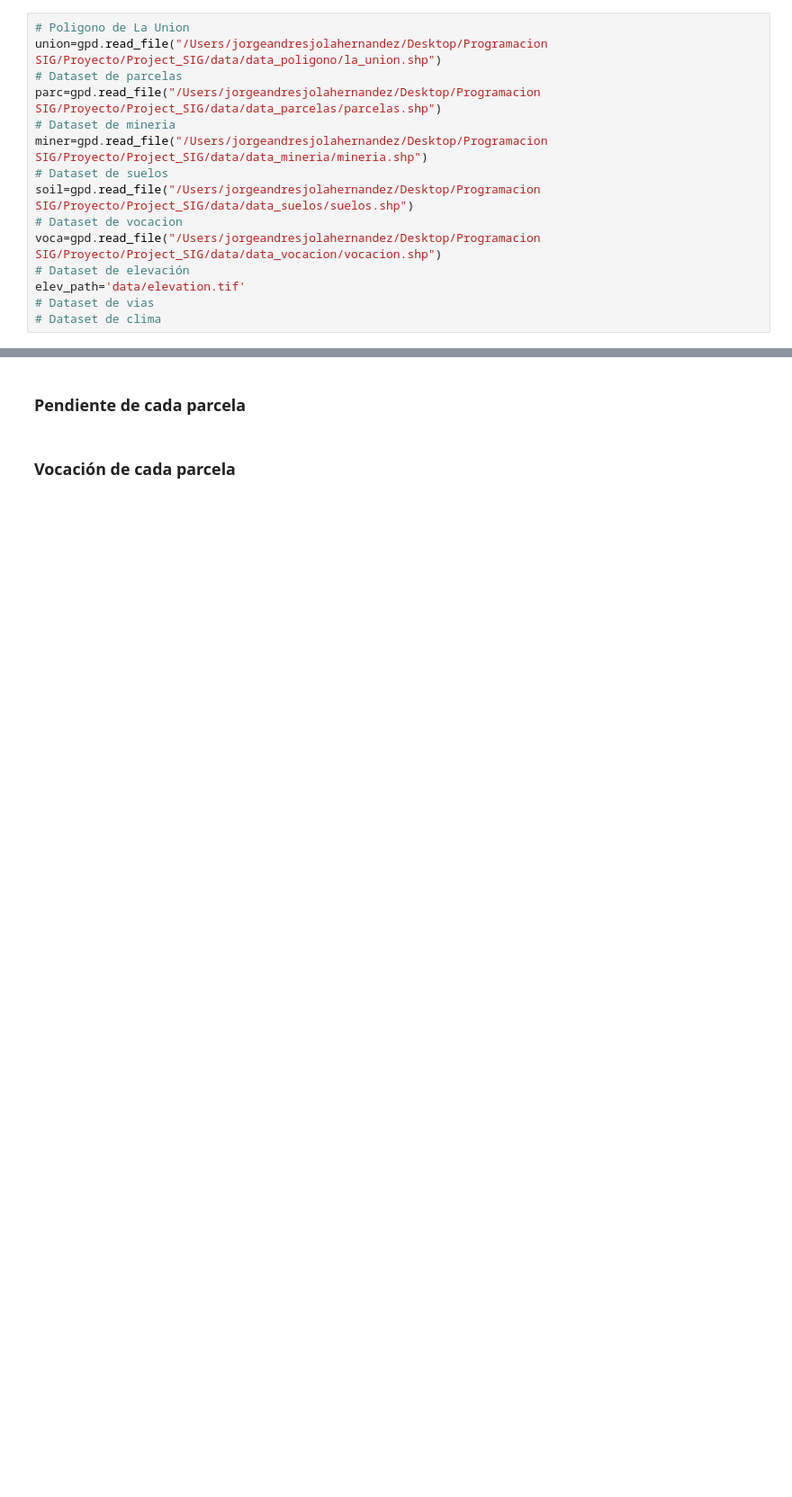
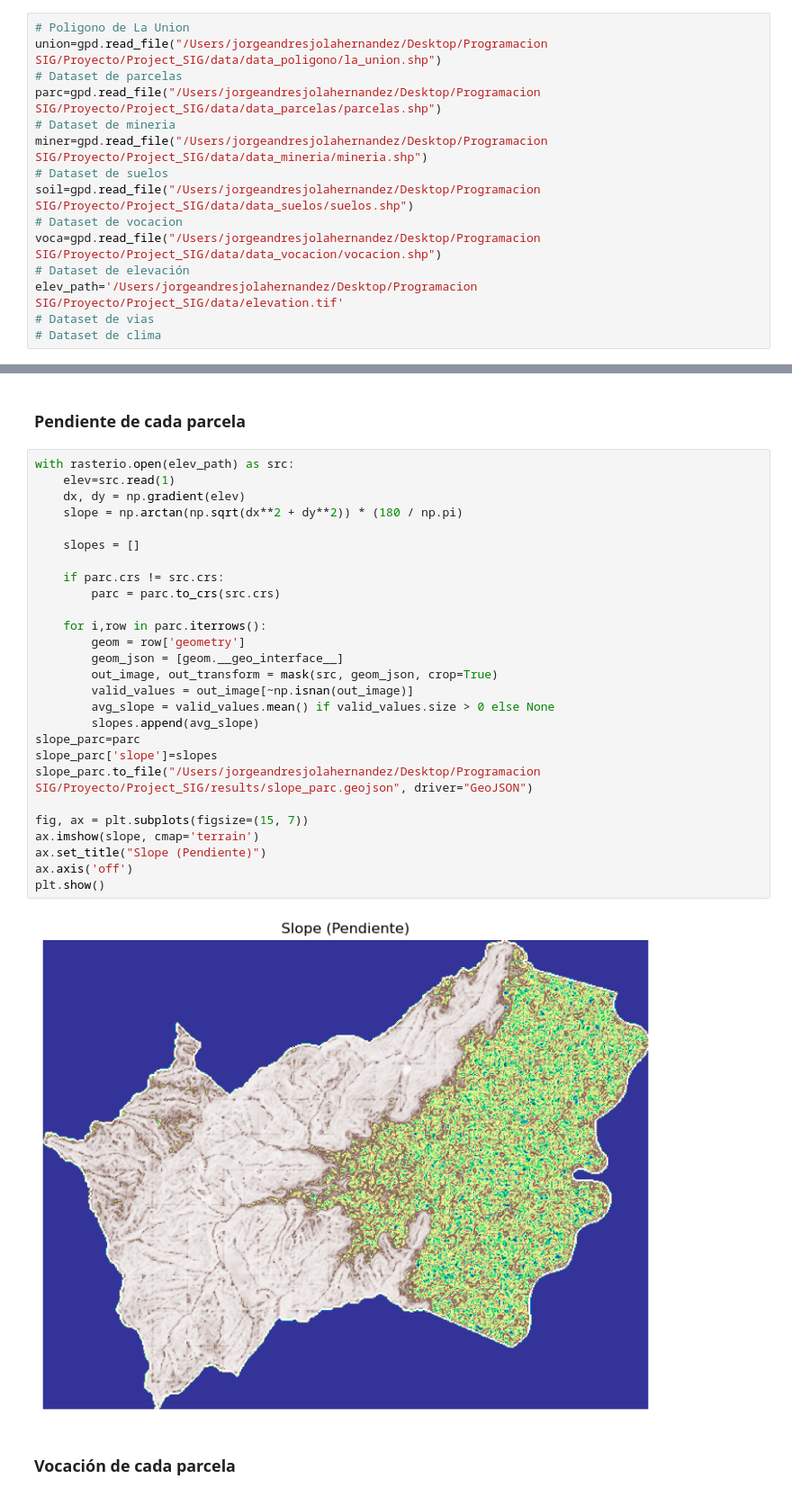
Before and after one commit to JorgeJolaUnal/Project_SIG, a Jupyter notebook: src/operations.ipynb, the cells around one changed output, grey strips where cells are left out. Shown at 90% size. Cells and saved outputs as stored; diff of their text form; blank space fills up the shorter version.

```diff
--- a/src/operations.ipynb
+++ b/src/operations.ipynb
@@ -22,7 +23,7 @@ soil=gpd.read_file("/Users/jorgeandresjolahernandez/Desktop/Programacion SIG/Pro
 # Dataset de vocacion
 voca=gpd.read_file("/Users/jorgeandresjolahernandez/Desktop/Programacion SIG/Proyecto/Project_SIG/data/data_vocacion/vocacion.shp")
 # Dataset de elevación
-elev_path='data/elevation.tif'
+elev_path='/Users/jorgeandresjolahernandez/Desktop/Programacion SIG/Proyecto/Project_SIG/data/elevation.tif'
 # Dataset de vias
 # Dataset de clima
 # %% [markdown]
@@ -51,5 +52,34 @@ See: https://matplotlib.org/stable/tutorials/intermediate/legend_guide.html#impl
 [figure]
 # %% [markdown]
 ### Pendiente de cada parcela
+# %%
+with rasterio.open(elev_path) as src:
+    elev=src.read(1)
+    dx, dy = np.gradient(elev)
+    slope = np.arctan(np.sqrt(dx**2 + dy**2)) * (180 / np.pi)
+
+    slopes = []
+
+    if parc.crs != src.crs:
+        parc = parc.to_crs(src.crs)
+
+    for i,row in parc.iterrows():
+        geom = row['geometry']
+        geom_json = [geom.__geo_interface__]
+        out_image, out_transform = mask(src, geom_json, crop=True)
+        valid_values = out_image[~np.isnan(out_image)]
+        avg_slope = valid_values.mean() if valid_values.size > 0 else None
+        slopes.append(avg_slope)
+slope_parc=parc
+slope_parc['slope']=slopes
+slope_parc.to_file("/Users/jorgeandresjolahernandez/Desktop/Programacion SIG/Proyecto/Project_SIG/results/slope_parc.geojson", driver="GeoJSON")
+
+fig, ax = plt.subplots(figsize=(15, 7))
+ax.imshow(slope, cmap='terrain')
+ax.set_title("Slope (Pendiente)")
+ax.axis('off')
+plt.show()
+# %% [output]
+[figure, added]
 # %% [markdown]
 ### Vocación de cada parcela
```
Also changed, not shown: parts of 2 cells of this notebook, 1 other file.
